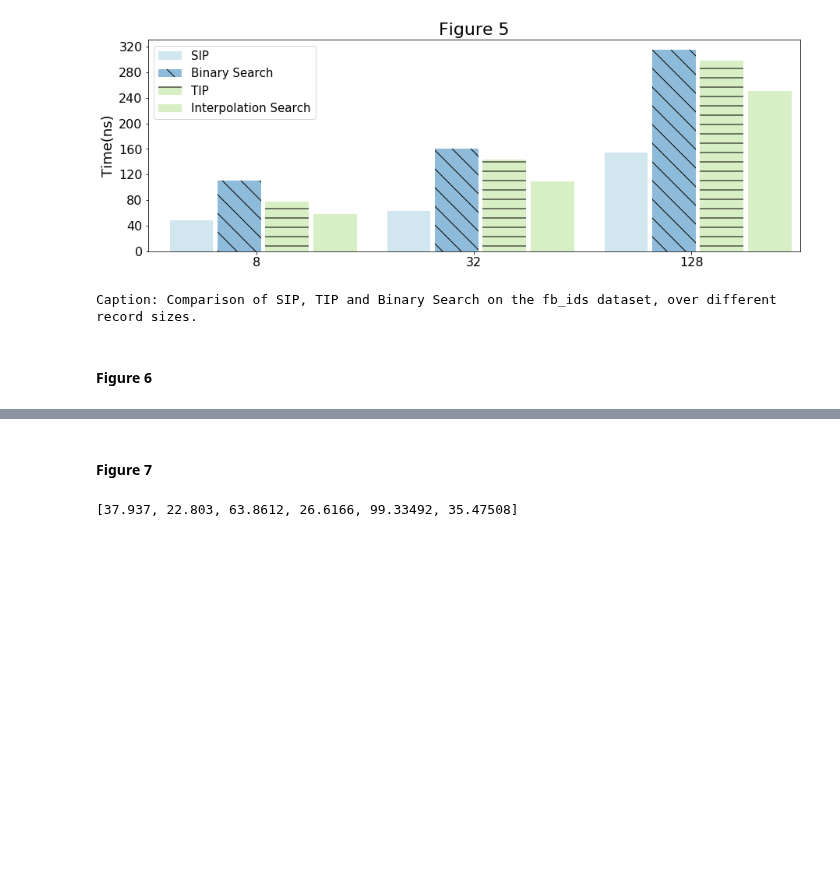
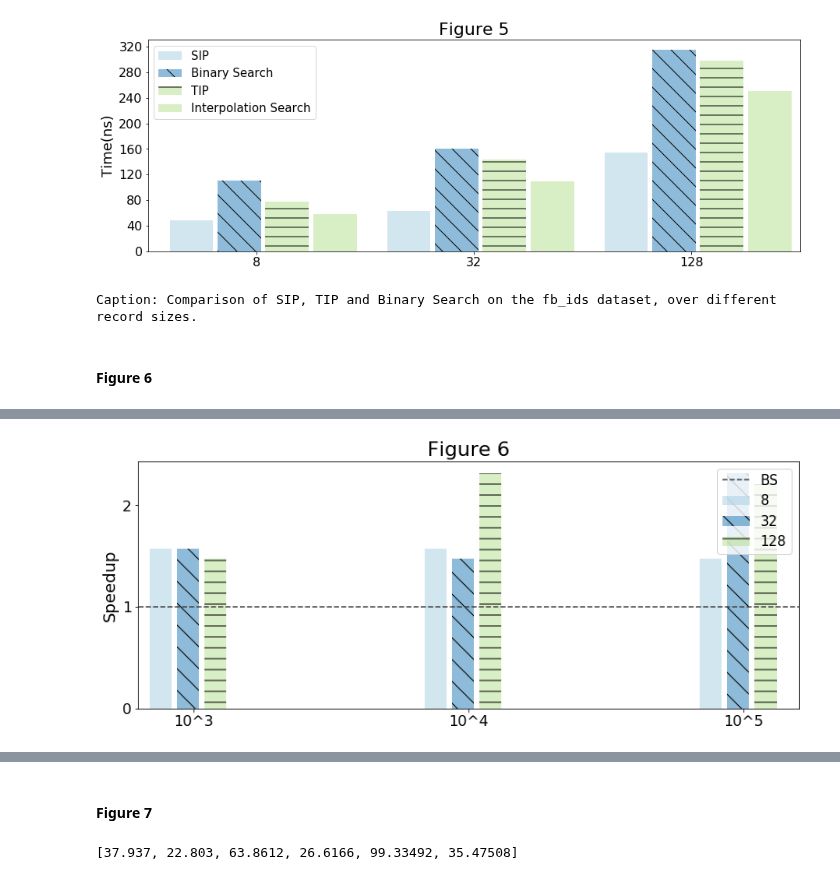
Before and after one commit to UWHustle/Efficiently-Searching-In-Memory-Sorted-Arrays, a Jupyter notebook: replicate_experiments/Reproducibility.ipynb, the cells around one changed output, grey strips where cells are left out. Cells and saved outputs as stored; diff of their text form; code cells hidden in the pictures; blank space fills up the shorter version.

```diff
--- a/replicate_experiments/Reproducibility.ipynb
+++ b/replicate_experiments/Reproducibility.ipynb
@@ -328,0 +299,90 @@ print(results)
+# %%
+# algos: i-opt-8, bs
+# datasets: UaR
+# record-size: 8,32,128
+
+
+tsv="fig6.tsv"
+rm_tsv(tsv)
+
+#TODO(faster)
+datasetSizes=[3,4,5]#,6,7,8,9]
+for algorithm in ["bs", "sip"]:
+    for datasetSize in datasetSizes:
+        for recordSize in [8,32,128]:
+            UaR_to_tsv(tsv, 10**datasetSize, algorithm, recordSize, 1)
+
+run(tsv)
+results=get_results(tsv)
+
+# Group the results by algorithm
+bsResults=results[0:(len(results)//2)]
+sipResults=results[(len(results)//2):len(results)]
+
+# Calculate speedup
+sipSpeedup=[(bsResults[i]/sipResults[i]) for i in range(len(bsResults))]
+
+# Plot
+# Group the speedups by RecordSize
+groupedByRecordSize = [[],[],[]]
+for i in range(len(datasetSizes)):
+    groupedByRecordSize[0].append(sipSpeedup[i])
+    groupedByRecordSize[1].append(sipSpeedup[i+1])
+    groupedByRecordSize[2].append(sipSpeedup[i+2])
+print(groupedByRecordSize)
+
+pos = [i for i in range(len(datasetSizes))]
+width = 0.08
+
+fig, ax = plt.subplots(figsize=(13,5))
+
+
+plt.bar(pos,
+        groupedByRecordSize[0],
+        width,
+        alpha=0.5,
+        color=lblue,
+        label="8")
+
+plt.bar([p + (width+.02)*1 for p in pos],
+        groupedByRecordSize[1],
+        width,
+        alpha=0.5,
+        color=blue,
+        label="32",
+        hatch="\\")
+
+plt.bar([p + (width+.02)*2 for p in pos],
+        groupedByRecordSize[2],
+        width,
+        alpha=0.5,
+        color=lgreen,
+        label="128",
+        hatch="-")
+
+plt.plot([-1,len(datasetSizes)],[1,1],linestyle="dashed", color=black, label="BS")
+
+ax.set_ylabel('Speedup', size=18)
+
+ax.set_title('Figure 6', size=22)
+
+# Set the position of the x ticks
+ax.set_xticks([p + 1.5 * width for p in pos])
+ax.yaxis.set_major_locator(MaxNLocator(integer=True))
+
+# Set the labels for the x ticks
+xticks=["10^"+str(i) for i in datasetSizes]
+ax.set_xticklabels(xticks, size=15)
+ax.tick_params(axis='both', which='major', labelsize=16)
+
+# Setting the x-axis and y-axis limits
+plt.xlim(min(pos)-width, max(pos)+width*4)
+# plt.ylim([0, max(df['pre_score'] + df['mid_score'] + df['post_score'])] )
+
+# Adding the legend and showing the plot
+plt.legend( loc='upper center', bbox_to_anchor=(0.5, 1.05))
+plt.legend(prop={'size': 15})
+plt.show()
+
+print("Caption: Speedup of SIP compared to Binary Search for different dataset and record sizes, on the UaR dataset. 10^9 records of size 128B exceed the memory capacity.")
+# %% [output]
@@ -328,0 +392 @@ print(results)
+[figure, added]
```
Also changed, not shown: parts of 4 cells of this notebook.
